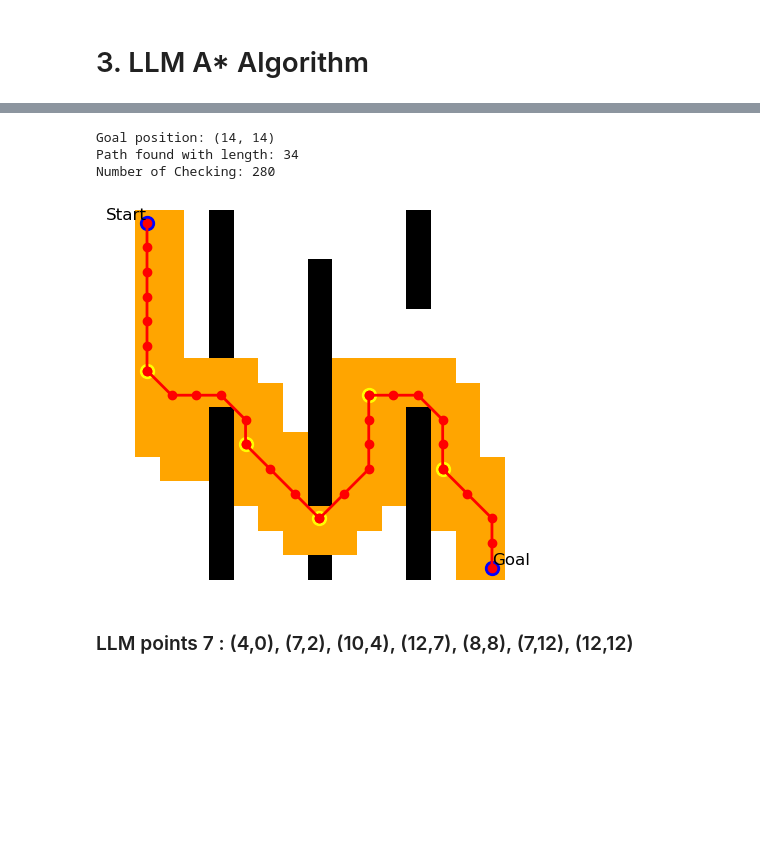
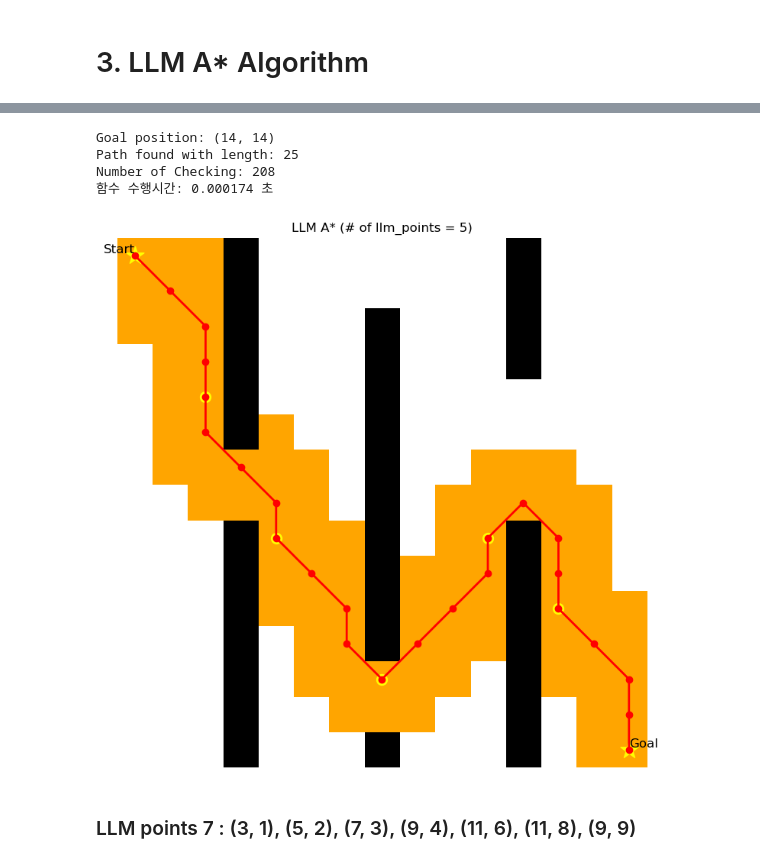
Before and after one commit to wodeyuzhou/LLM_AstarwithGraph, a Jupyter notebook: grid.ipynb, the cells around one changed output, grey strips where cells are left out. Saved outputs shown, nothing was run; the diff lists cells and outputs as text; code cells hidden in the pictures; blank space fills up the shorter version.

```diff
--- a/grid.ipynb
+++ b/grid.ipynb
@@ -198,9 +222,19 @@ def llm_astar(grid, start, goal, llm_points):
 # %%
-llm_points = [(7,8)]
+llm_points = [(12, 7)]
 start = (0, 0)
 goal = (14,14)
-path, count, checking_points = llm_astar(grid, start, goal, llm_points)
+t_sum = 0
 
+for i in range(iteration):
+    t_start = time.time()
+    path, count, checking_points = llm_astar(grid, start, goal, llm_points)
+    t_end = time.time()
+    t_sum += t_end - t_start
+
+t_ = t_sum/iteration
+t.append(t_)
+checking.append(count)
+path_length.append(len(path))
 print("Goal position:", goal)
 if path is not None:
     print("Path found with length:", len(path))
@@ -208,6 +242,7 @@ else:
     print("No path found.")
 
 print("Number of Checking:", count)
+print("함수 수행시간: %f 초" % (t_))
 plot_path(grid, path, start, goal, checking_points, llm_points)
 # %% [output]
 Goal position: (14, 14)
@@ -219,9 +255,19 @@ Number of Checking: 720
 # %%
-llm_points = [(9, 4), (12, 7), (7, 8)]
+llm_points = [(6, 2), (12, 7), (8, 12)]
 start = (0, 0)
 goal = (14,14)
-path, count, checking_points = llm_astar(grid, start, goal, llm_points)
+t_sum = 0
 
+for i in range(iteration):
+    t_start = time.time()
+    path, count, checking_points = llm_astar(grid, start, goal, llm_points)
+    t_end = time.time()
+    t_sum += t_end - t_start
+
+t_ = t_sum/iteration
+t.append(t_)
+checking.append(count)
+path_length.append(len(path))
 print("Goal position:", goal)
 if path is not None:
     print("Path found with length:", len(path))
@@ -229,6 +275,7 @@ else:
     print("No path found.")
 
 print("Number of Checking:", count)
+print("함수 수행시간: %f 초" % (t_))
 plot_path(grid, path, start, goal, checking_points, llm_points)
 # %% [output]
 Goal position: (14, 14)
@@ -240,22 +288,34 @@ Number of Checking: 344
 # %%
-llm_points = [(6,0), (9,4), (12,7), (7,9), (10,12)]
+llm_points = [(4, 2), (8, 4), (12, 7), (8, 10), (10, 12)]
 start = (0, 0)
 goal = (14,14)
-path, count, checking_points = llm_astar(grid, start, goal, llm_points)
+t_sum = 0
 
+for i in range(iteration):
+    t_start = time.time()
+    path, count, checking_points = llm_astar(grid, start, goal, llm_points)
+    t_end = time.time()
+    t_sum += t_end - t_start
+
+t_ = t_sum/iteration
+t.append(t_)
+checking.append(count)
+path_length.append(len(path))
 print("Goal position:", goal)
 if path is not None:
     print("Path found with length:", len(path))
 else:
     print("No path found.")
 
 print("Number of Checking:", count)
+print("함수 수행시간: %f 초" % (t_))
 plot_path(grid, path, start, goal, checking_points, llm_points)
 # %% [output]
 Goal position: (14, 14)
-Path found with length: 34
-Number of Checking: 280
+Path found with length: 25
+Number of Checking: 208
+함수 수행시간: 0.000174 초
-[figure, old version]
+[figure, new version]
 # %% [markdown]
-### LLM points 7 : (4,0), (7,2), (10,4), (12,7), (8,8), (7,12), (12,12)
+### LLM points 7 : (3, 1), (5, 2), (7, 3), (9, 4), (11, 6), (11, 8), (9, 9)
 # %%
```
Also changed, not shown: parts of 17 cells of this notebook, 16 other files.
